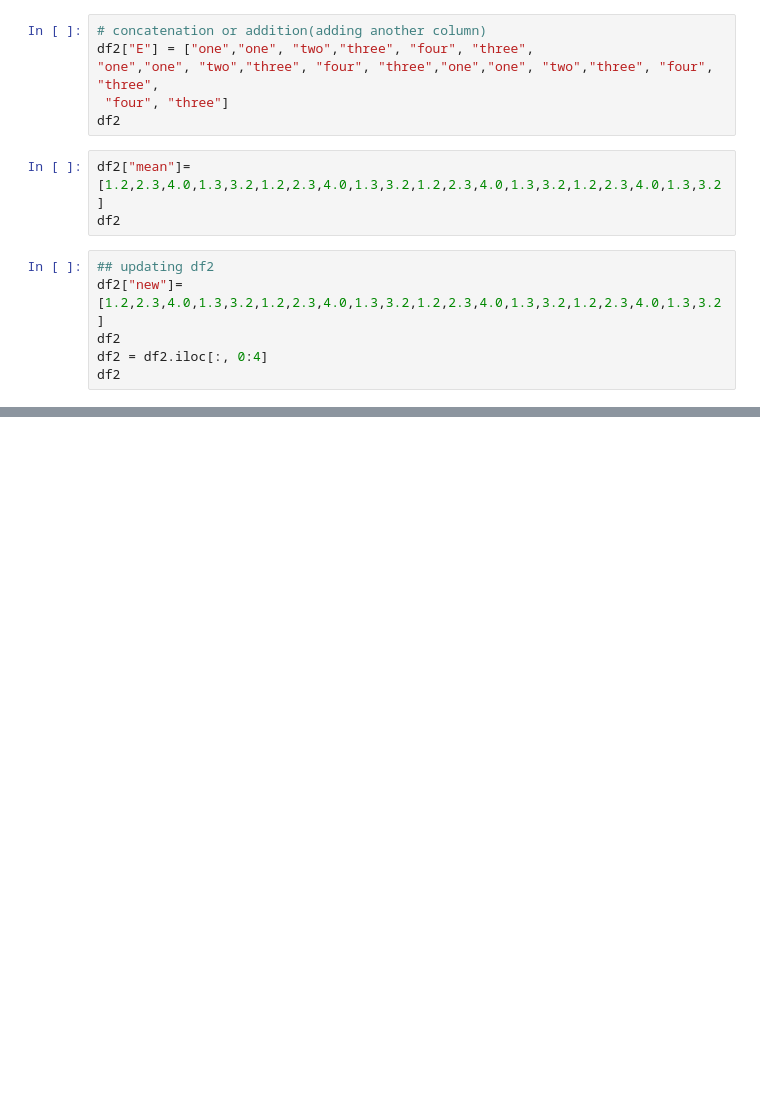
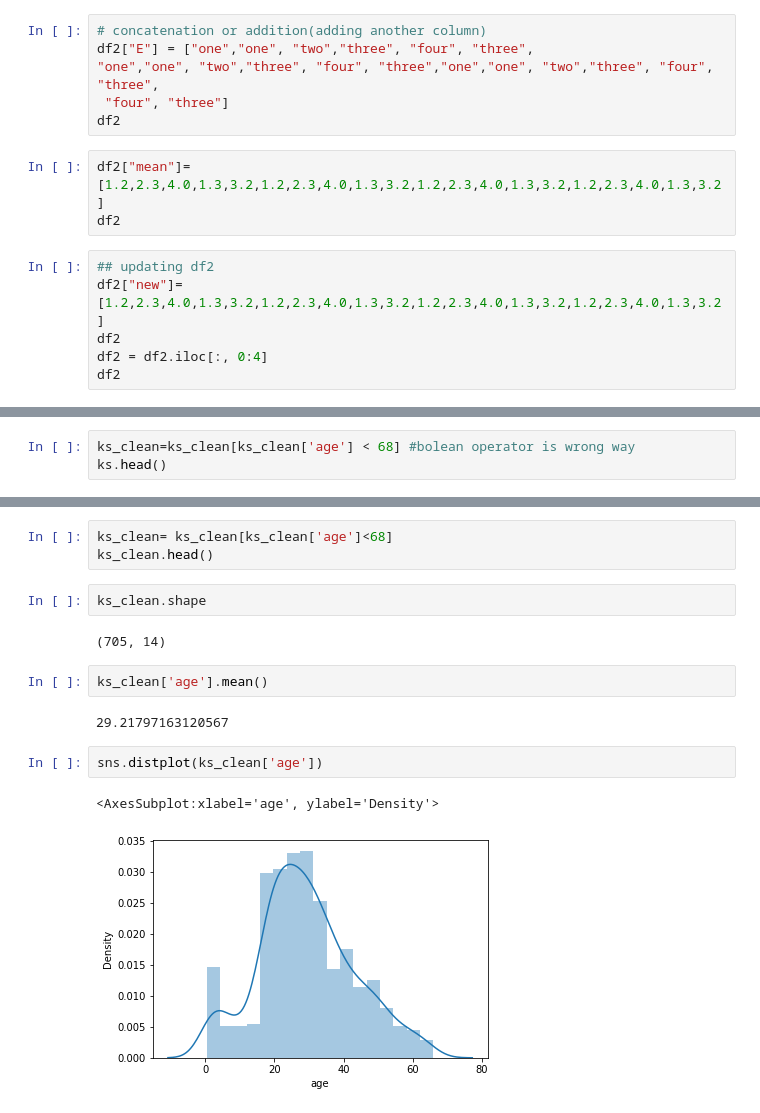
Before and after one commit to Azeem-svg/firstgithub, a Jupyter notebook: Home_work/Final Assignment/Final_Neat_WorkBook.ipynb, the cells around one changed output, grey strips where cells are left out. Drawn from its saved outputs; the diff is of its cells as text; blank space fills up the shorter version.

```diff
--- a/Home_work/Final Assignment/Final_Neat_WorkBook.ipynb
+++ b/Home_work/Final Assignment/Final_Neat_WorkBook.ipynb
@@ -622,0 +993,3 @@ df2
+# %%
+ks_clean=ks_clean[ks_clean['age'] < 68] #bolean operator is wrong way
+ks.head()
@@ -622,0 +1003,16 @@ df2
+# %%
+ks_clean= ks_clean[ks_clean['age']<68]
+ks_clean.head()
+# %%
+ks_clean.shape
+# %% [output]
+(705, 14)
+# %%
+ks_clean['age'].mean()
+# %% [output]
+29.21797163120567
+# %%
+sns.distplot(ks_clean['age'])
+# %% [output]
+<AxesSubplot:xlabel='age', ylabel='Density'>
+[figure, added]
```
Also changed, not shown: parts of 64 cells of this notebook, 2 other files.
